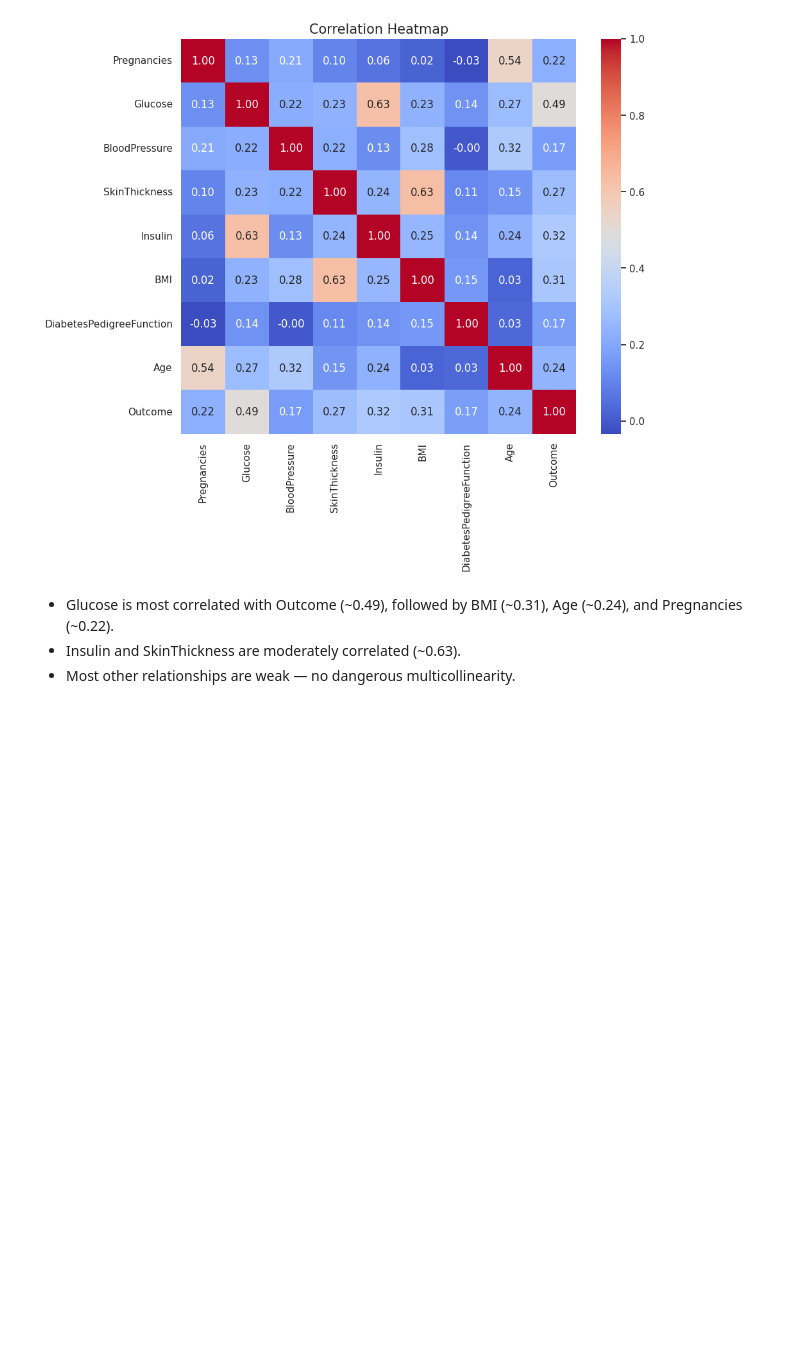
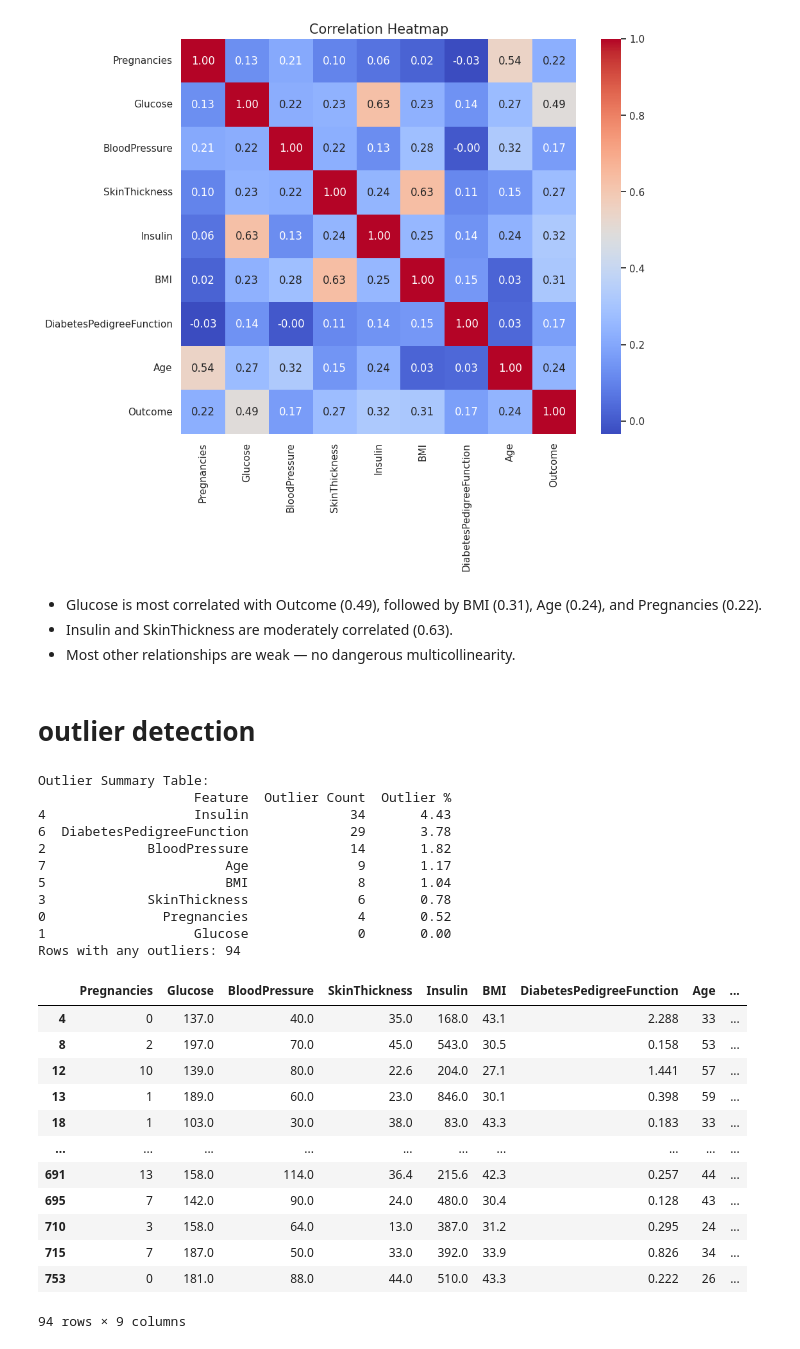
Before and after one commit to alabhastam/Diabetes-prediction, a Jupyter notebook: main.ipynb, the cells around one changed output. Drawn from its saved outputs; the diff is of its cells as text; code cells hidden in the pictures; blank space fills up the shorter version.

Commit message:
Kaggle Notebook | Diabetes-prediction | outlier detection

```diff
--- a/main.ipynb
+++ b/main.ipynb
@@ -212,6 +212,75 @@ plt.show()
 # %% [output]
 [figure]
 # %% [markdown]
-* Glucose is most correlated with Outcome (~0.49), followed by BMI (~0.31), Age (~0.24), and Pregnancies (~0.22).
-* Insulin and SkinThickness are moderately correlated (~0.63).
+* Glucose is most correlated with Outcome (0.49), followed by BMI (0.31), Age (0.24), and Pregnancies (0.22).
+* Insulin and SkinThickness are moderately correlated (0.63).
 * Most other relationships are weak — no dangerous multicollinearity.
+# %% [markdown]
+# outlier detection
+# %%
+import pandas as pd
+import numpy as np
+
+# Copy to preserve original
+df_check = df.copy()
+
+# Store outlier stats
+outlier_summary = []
+
+# DataFrame to track outlier flags
+outlier_flags = pd.DataFrame(False, index=df_check.index, columns=df_check.columns)
+
+for col in df_check.select_dtypes(include=[np.number]).columns:
+    if col != 'Outcome':  # skip binary target
+        Q1 = df_check[col].quantile(0.25)
+        Q3 = df_check[col].quantile(0.75)
+        IQR = Q3 - Q1
+        lower = Q1 - 1.5 * IQR
+        upper = Q3 + 1.5 * IQR
+
+        mask = (df_check[col] < lower) | (df_check[col] > upper)
+        outlier_flags[col] = mask
+
+        outlier_summary.append({
+            'Feature': col,
+            'Outlier Count': mask.sum(),
+            'Outlier %': round(mask.sum() / len(df_check) * 100, 2)
+        })
+# %%
+# Summary table
+outlier_summary_df = pd.DataFrame(outlier_summary).sort_values(by='Outlier %', ascending=False)
+
+# Rows containing any outlier
+outlier_rows = df_check[outlier_flags.any(axis=1)]
+
+# Show results
+print("Outlier Summary Table:")
+print(outlier_summary_df)
+
+print(f"Rows with any outliers: {len(outlier_rows)}")
+display(outlier_rows)
+# %% [output]
+Outlier Summary Table:
+                    Feature  Outlier Count  Outlier %
+4                   Insulin             34       4.43
+6  DiabetesPedigreeFunction             29       3.78
+2             BloodPressure             14       1.82
+7                       Age              9       1.17
+5                       BMI              8       1.04
+3             SkinThickness              6       0.78
+0               Pregnancies              4       0.52
+1                   Glucose              0       0.00
+Rows with any outliers: 94
+|  | Pregnancies | Glucose | BloodPressure | SkinThickness | Insulin | BMI | DiabetesPedigreeFunction | Age | ... |
+| 4 | 0 | 137.0 | 40.0 | 35.0 | 168.0 | 43.1 | 2.288 | 33 | ... |
+| 8 | 2 | 197.0 | 70.0 | 45.0 | 543.0 | 30.5 | 0.158 | 53 | ... |
+| 12 | 10 | 139.0 | 80.0 | 22.6 | 204.0 | 27.1 | 1.441 | 57 | ... |
+| 13 | 1 | 189.0 | 60.0 | 23.0 | 846.0 | 30.1 | 0.398 | 59 | ... |
+| 18 | 1 | 103.0 | 30.0 | 38.0 | 83.0 | 43.3 | 0.183 | 33 | ... |
+| ... | ... | ... | ... | ... | ... | ... | ... | ... | ... |
+| 691 | 13 | 158.0 | 114.0 | 36.4 | 215.6 | 42.3 | 0.257 | 44 | ... |
+| 695 | 7 | 142.0 | 90.0 | 24.0 | 480.0 | 30.4 | 0.128 | 43 | ... |
+| 710 | 3 | 158.0 | 64.0 | 13.0 | 387.0 | 31.2 | 0.295 | 24 | ... |
+| 715 | 7 | 187.0 | 50.0 | 33.0 | 392.0 | 33.9 | 0.826 | 34 | ... |
+| 753 | 0 | 181.0 | 88.0 | 44.0 | 510.0 | 43.3 | 0.222 | 26 | ... |
+94 rows × 9 columns
```
Also changed, not shown: parts of 1 cell of this notebook.
